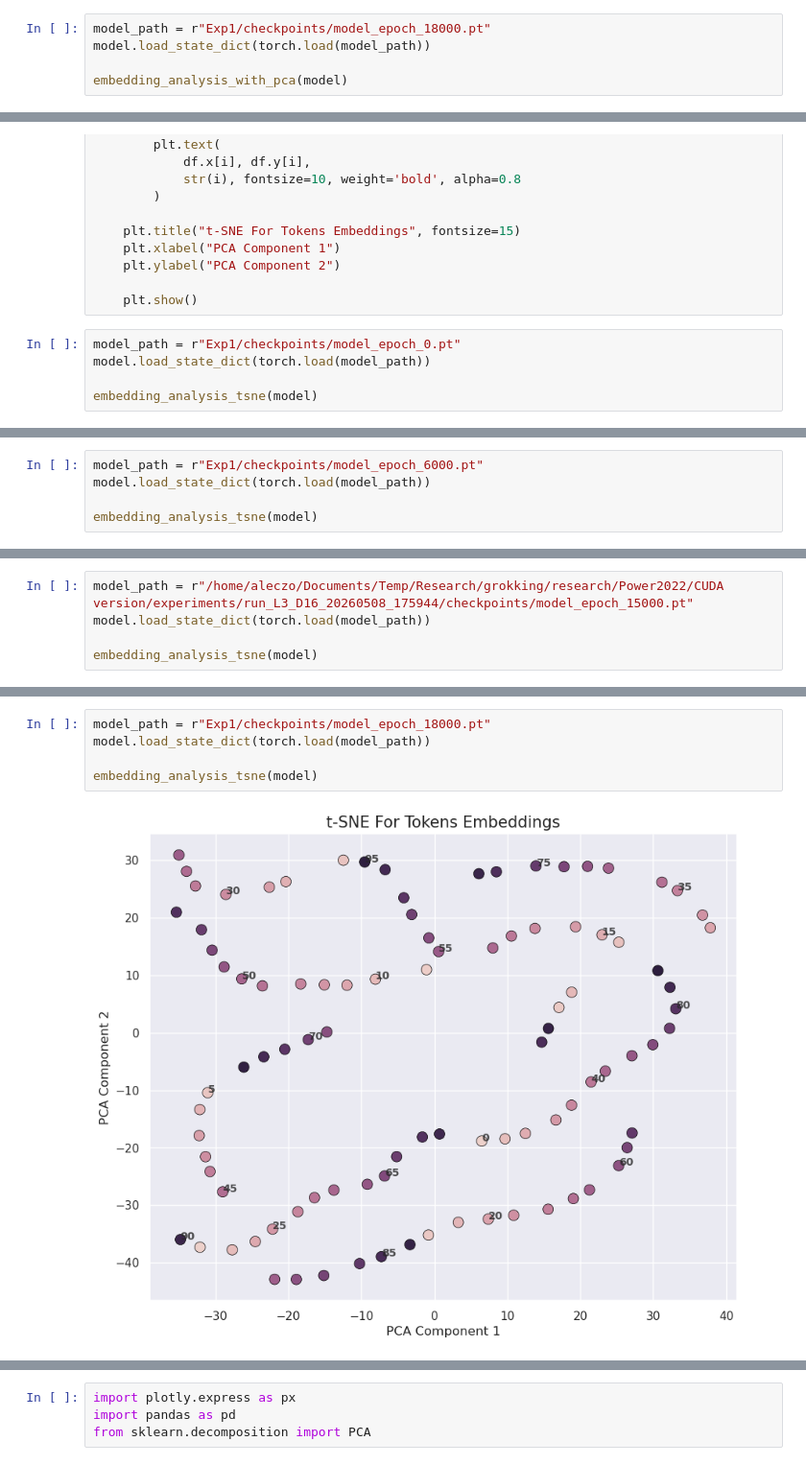
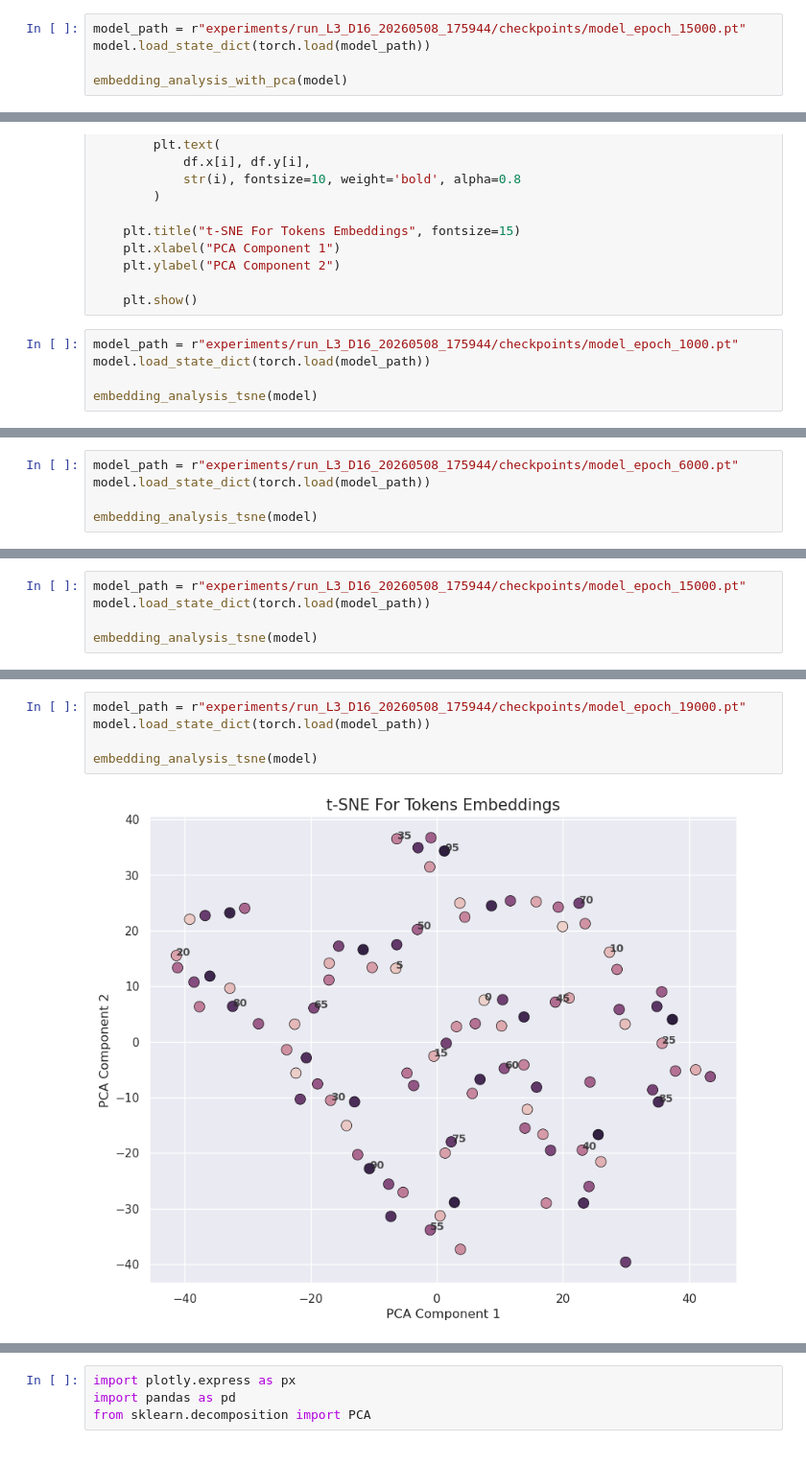
Before and after one commit to AleczO/Grokking, a Jupyter notebook: grokking/research/Power2022/CUDA version/embeddings.ipynb, the cells around one changed output, grey strips where cells are left out. Shown at 96% size. Drawn from its saved outputs; the diff is of its cells as text.

```diff
--- a/grokking/research/Power2022/CUDA version/embeddings.ipynb
+++ b/grokking/research/Power2022/CUDA version/embeddings.ipynb
@@ -89,5 +93,5 @@ embedding_analysis_with_pca(model)
 # %%
-model_path = r"Exp1/checkpoints/model_epoch_18000.pt"
+model_path = r"experiments/run_L3_D16_20260508_175944/checkpoints/model_epoch_15000.pt"
 model.load_state_dict(torch.load(model_path))
 
 embedding_analysis_with_pca(model)
@@ -131,7 +137,7 @@ def embedding_analysis_tsne(model, p=97):
 
     plt.show()
 # %%
-model_path = r"Exp1/checkpoints/model_epoch_0.pt"
+model_path = r"experiments/run_L3_D16_20260508_175944/checkpoints/model_epoch_1000.pt"
 model.load_state_dict(torch.load(model_path))
 
 embedding_analysis_tsne(model)
@@ -140,5 +146,5 @@ embedding_analysis_tsne(model)
 # %%
-model_path = r"Exp1/checkpoints/model_epoch_6000.pt"
+model_path = r"experiments/run_L3_D16_20260508_175944/checkpoints/model_epoch_6000.pt"
 model.load_state_dict(torch.load(model_path))
 
 embedding_analysis_tsne(model)
@@ -147,5 +153,5 @@ embedding_analysis_tsne(model)
 # %%
-model_path = r"/home/aleczo/Documents/Temp/Research/grokking/research/Power2022/CUDA version/experiments/run_L3_D16_20260508_175944/checkpoints/model_epoch_15000.pt"
+model_path = r"experiments/run_L3_D16_20260508_175944/checkpoints/model_epoch_15000.pt"
 model.load_state_dict(torch.load(model_path))
 
 embedding_analysis_tsne(model)
@@ -154,7 +160,7 @@ embedding_analysis_tsne(model)
 # %%
-model_path = r"Exp1/checkpoints/model_epoch_18000.pt"
+model_path = r"experiments/run_L3_D16_20260508_175944/checkpoints/model_epoch_19000.pt"
 model.load_state_dict(torch.load(model_path))
 
 embedding_analysis_tsne(model)
 # %% [output]
-[figure, old version]
+[figure, new version]
```
Also changed, not shown: parts of 25 cells of this notebook, 10 other files.
